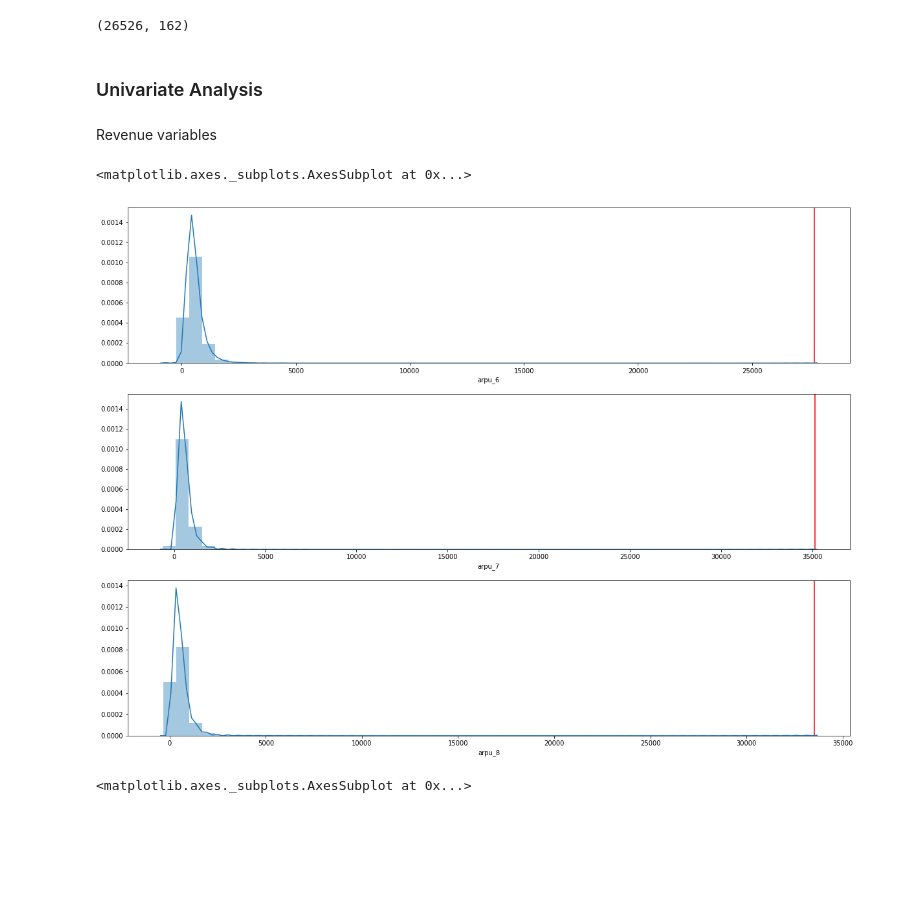
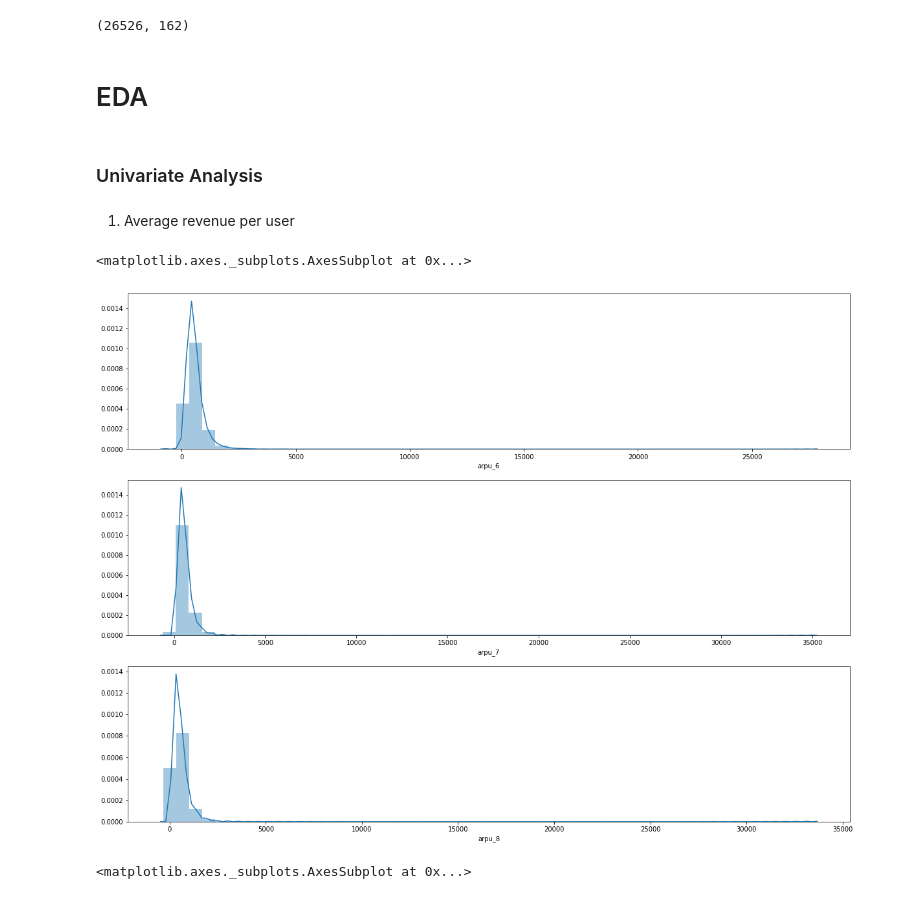
Before and after one commit to shreyaspai08/telecom_churn_case_study, a Jupyter notebook: Telecom_churn_notebook.ipynb, the cells around one changed output. Drawn from its saved outputs; the diff is of its cells as text; code cells hidden in the pictures; blank space fills up the shorter version.

```diff
--- a/Telecom_churn_notebook.ipynb
+++ b/Telecom_churn_notebook.ipynb
@@ -753,7 +753,7 @@ master = high_value_frame.copy()
 master.shape
 # %% [output]
 (26526, 162)
+# %% [markdown]
+# EDA
 # %% [markdown]
 ### Univariate Analysis
-# %% [markdown]
-Revenue variables
@@ -762,19 +760,16 @@ y1 = master.arpu_6.index
+# %% [markdown]
+1. Average revenue per user
 # %%
-#ARPU
-
 plt.figure(figsize=(20,15))
 plt.subplot(3,1,1)
-plt.axvline(x=master.arpu_6.max(),color='red')
 sns.distplot(master.arpu_6)
 plt.subplot(3,1,2)
-plt.axvline(x=master.arpu_7.max(),color='red')
 sns.distplot(master.arpu_7)
 plt.subplot(3,1,3)
-plt.axvline(x=master.arpu_8.max(),color='red')
 sns.distplot(master.arpu_8)
 # %% [output]
 <matplotlib.axes._subplots.AxesSubplot at 0x...>
-[figure, old version]
+[figure, new version]
 # %%
 sns.lineplot(x=range(0,len(master.index)), y='arpu_6', data = master)
 # %% [output]
```
Also changed, not shown: parts of 36 cells of this notebook.
